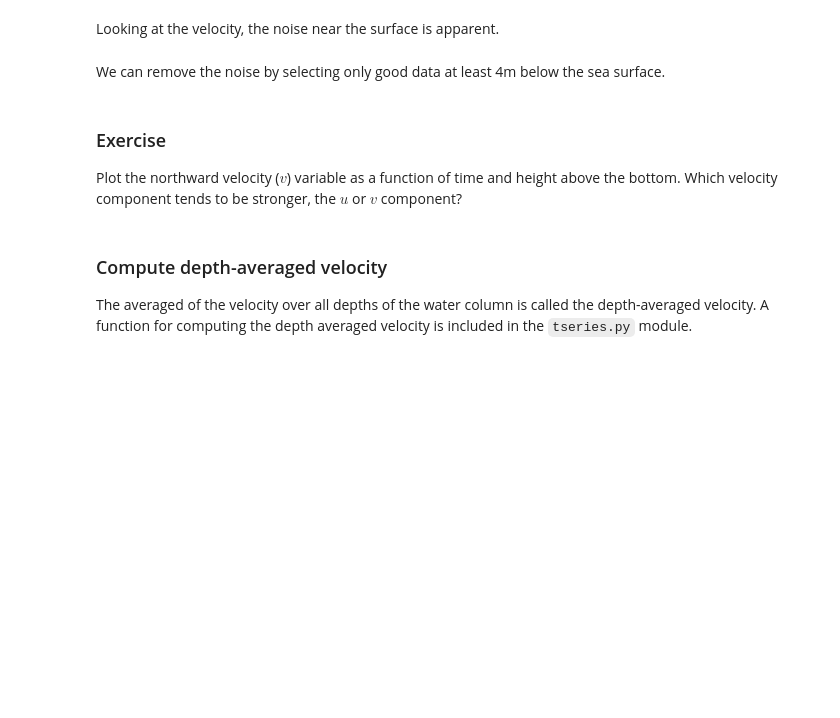
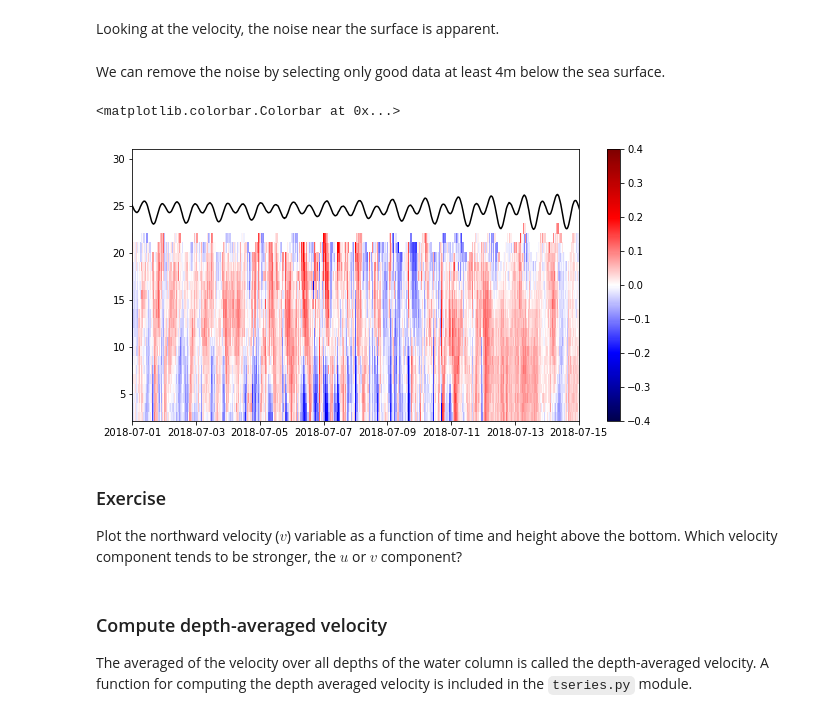
Before and after one commit to mlmldata2020/HW9, a Jupyter notebook: 1-in-class-ooi-adcp-analysis.ipynb, the cells around one changed output. Saved outputs shown, nothing was run; the diff lists cells and outputs as text; code cells hidden in the pictures; blank space fills up the shorter version.

```diff
--- a/1-in-class-ooi-adcp-analysis.ipynb
+++ b/1-in-class-ooi-adcp-analysis.ipynb
@@ -112,10 +128,15 @@ We can remove the noise by selecting only good data at least 4m below the sea su
+# %%
+good = (ds['bin_depths'] > 4)
 # %%
-plt.figure(figsize=(8,3))
+plt.figure(figsize=(10,5))
 plt.pcolor(ds['time'],ds['bin_height'],ds['u'].where(good).T,cmap='seismic')
 plt.plot(ds['time'],ds['depth_from_pressure'],'k-') # convert from dPa to dbar
 plt.xlim([t1,t2])
 plt.clim([-0.4,0.4])
 plt.colorbar()
+# %% [output]
+<matplotlib.colorbar.Colorbar at 0x...>
+[figure, added]
 # %% [markdown]
 ### Exercise
 
```
Also changed, not shown: parts of 10 cells of this notebook, 1 other file.
